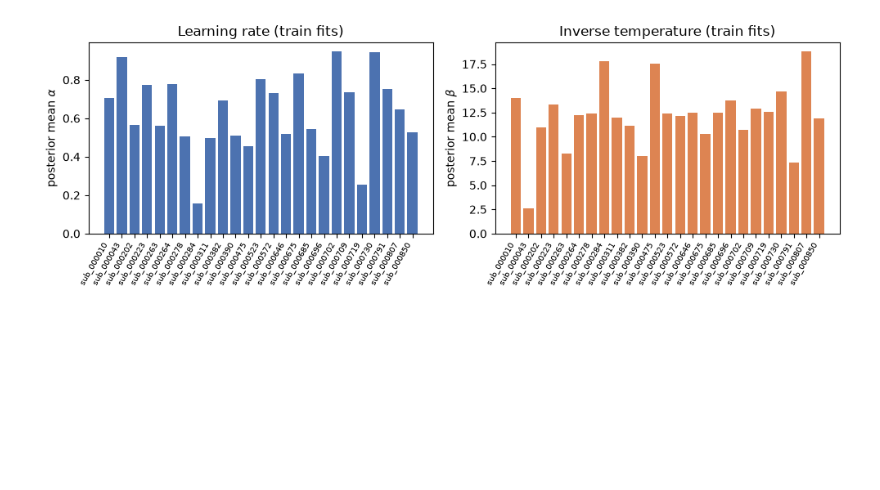
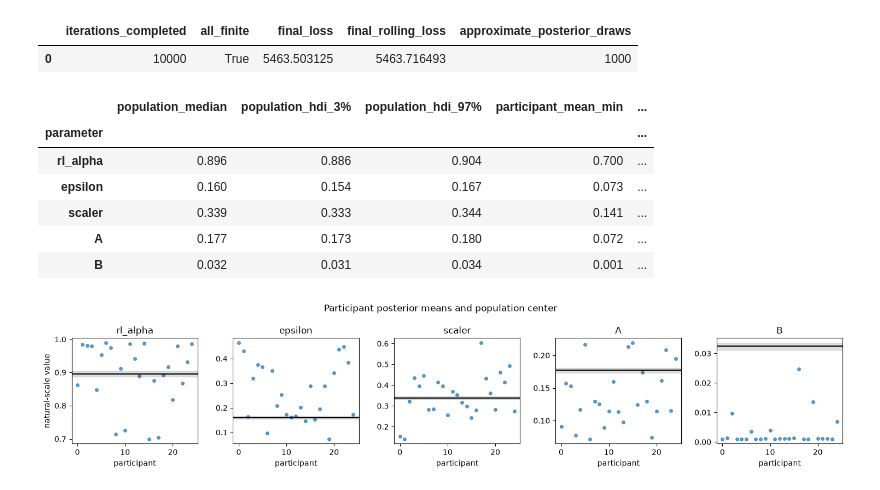
Before and after one commit to lnccbrown/Carney_ARIA_Workshop_2026, a Jupyter notebook: mindrl/hssm_mindrl_choice_only.ipynb, the cells around one changed output. Drawn from its saved outputs; the diff is of its cells as text; code cells hidden in the pictures; blank space fills up the shorter version.

```diff
--- a/mindrl/hssm_mindrl_choice_only.ipynb
+++ b/mindrl/hssm_mindrl_choice_only.ipynb
@@ -649,0 +879,14 @@ which is important for this RLSSM stack.
+# %%
+model_parameters = [
+    hssm.Param(
+        parameter,
+        formula=f"{parameter} ~ 1 + (1|participant_id)",
+        prior={
+            "Intercept": _eta_prior(parameter),
+            "1|participant_id": _random_effect_prior(),
+        },
+        link=hssm.Link("gen_logit", bounds=PARAMETER_BOUNDS[parameter]),
+    )
+    for parameter in PARAMETER_NAMES
+]
+model_parameters.append(hssm.Param("t0", prior=FIXED_T0))
@@ -650,11 +900,12 @@ which is important for this RLSSM stack.
 # %%
-demo_model = hssm.RLSSM(
-    data=demo_train,
+joint_model = hssm.RLSSM(
+    data=train_model_data,
     model_config=hssm_model_config,
     include=model_parameters,
+    noncentered=True,
     p_outlier=0,
     lapse=None,
     process_initvals=False,
 )
-print(demo_model)
+print(joint_model)
 # %% [output]
@@ -741,0 +943,17 @@ The rhat statistic is larger than 1.01 for some parameters. This indicates probl
+# %%
+vi_start = make_vi_start(joint_model)
+vi_start_sigma = make_start_sigma(vi_start)
+
+idata = joint_model.vi(
+    method="advi",
+    niter=N_VI_ITER,
+    draws=N_POSTERIOR_DRAWS,
+    backend="c",
+    progressbar=False,
+    random_seed=SEED,
+    start=vi_start,
+    start_sigma=vi_start_sigma,
+    ignore_mcmc_start_point_defaults=True,
+    obj_optimizer=pm.adagrad_window(learning_rate=VI_LEARNING_RATE),
+)
+print("Approximate posterior draws:", N_POSTERIOR_DRAWS)
@@ -742,6 +978,31 @@ The rhat statistic is larger than 1.01 for some parameters. This indicates probl
+# %%
+vi_diagnostics = pd.DataFrame(
+    [
+        {
+            "iterations_completed": int(vi_loss.size),
+            "all_finite": bool(np.isfinite(vi_loss).all()),
+            "final_loss": float(vi_loss[-1]),
+            "final_rolling_loss": float(rolling_loss.iloc[-1]),
+            "approximate_posterior_draws": N_POSTERIOR_DRAWS,
+        }
+    ]
+)
+vi_diagnostics
+# %% [output]
+|  | iterations_completed | all_finite | final_loss | final_rolling_loss | approximate_posterior_draws |
+| 0 | 10000 | True | 5463.503125 | 5463.716493 | 1000 |
 # %%
-fig, axes = plot_parameter_summary(fit_summary)
+parameter_summary, participant_parameter_draws = extract_parameter_summary(idata)
+display(parameter_summary.round(3))
+plot_parameter_summary(parameter_summary, participant_parameter_draws)
 plt.show()
 # %% [output]
+|  | population_median | population_hdi_3% | population_hdi_97% | participant_mean_min | ... |
+| parameter |  |  |  |  | ... |
+| rl_alpha | 0.896 | 0.886 | 0.904 | 0.700 | ... |
+| epsilon | 0.160 | 0.154 | 0.167 | 0.073 | ... |
+| scaler | 0.339 | 0.333 | 0.344 | 0.141 | ... |
+| A | 0.177 | 0.173 | 0.180 | 0.072 | ... |
+| B | 0.032 | 0.031 | 0.034 | 0.001 | ... |
-[figure, old version]
+[figure, new version]
 # %% [markdown]
```
Also changed, not shown: parts of 40 cells of this notebook, 7 other files.
